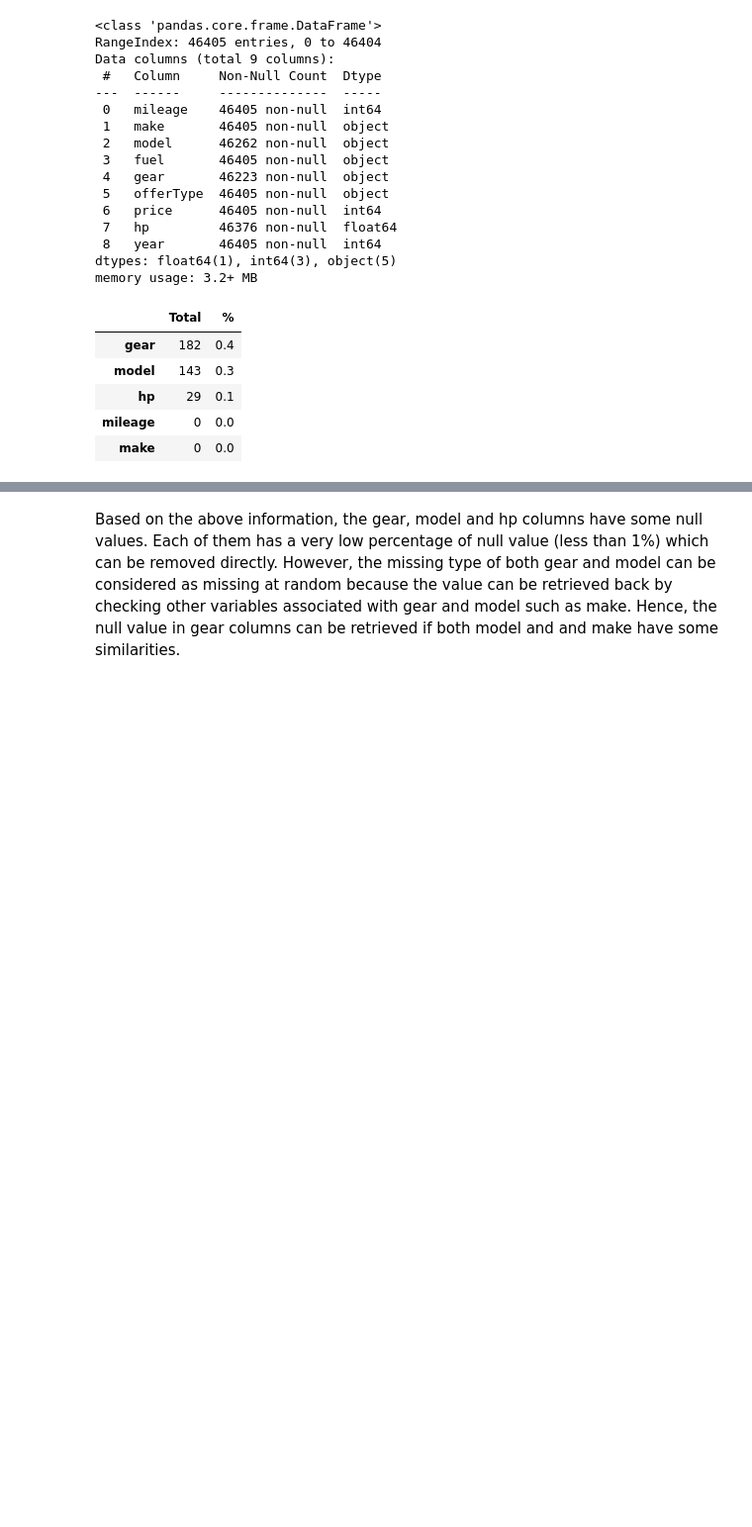
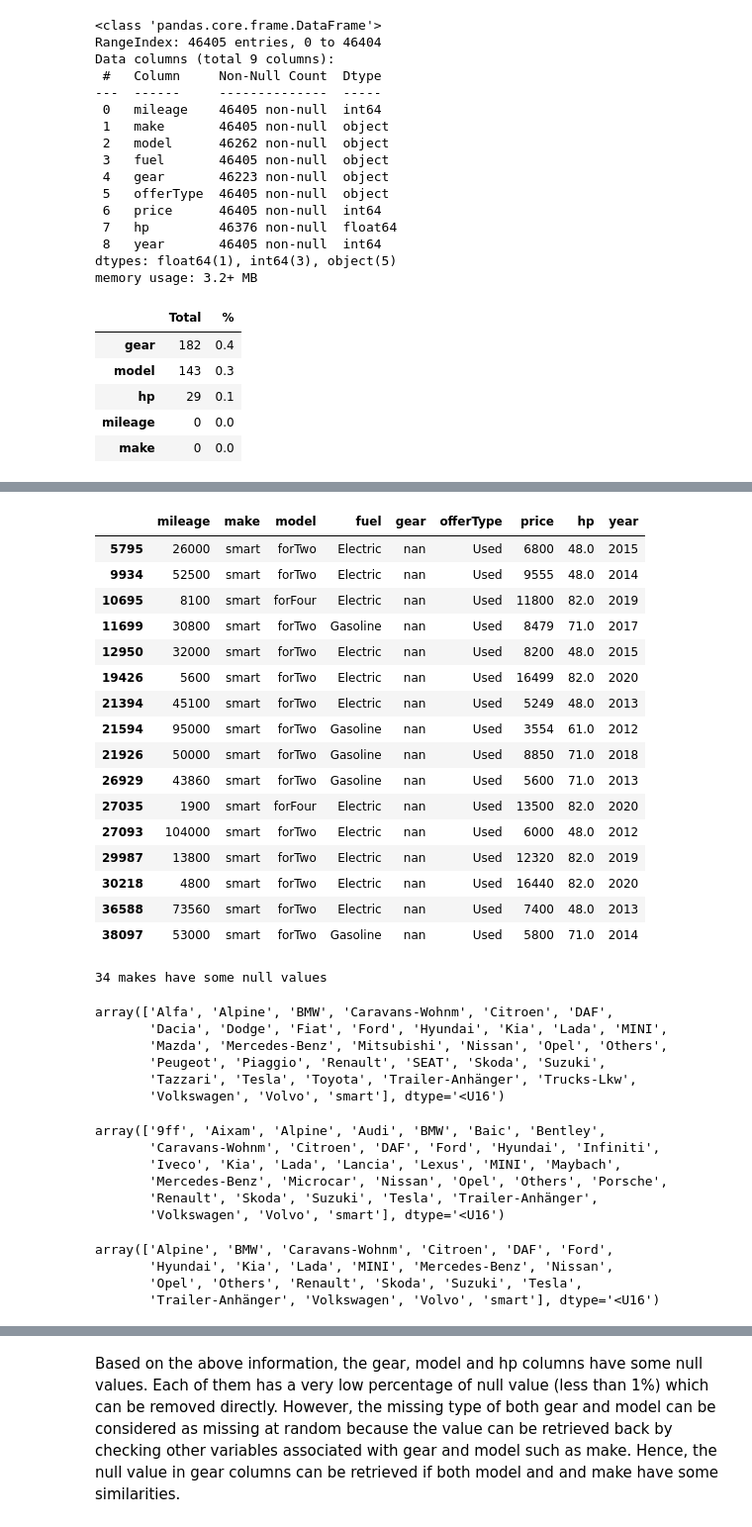
Before and after one commit to harrizazham98/DataScienceProj, a Jupyter notebook: 005_CarPurchase/eda.ipynb, the cells around one changed output, grey strips where cells are left out. Shown: that part at 99% size. Cells and saved outputs as stored; diff of their text form; code cells hidden in the pictures; blank space fills up the shorter version.

```diff
--- a/005_CarPurchase/eda.ipynb
+++ b/005_CarPurchase/eda.ipynb
@@ -44,3 +44,5 @@ missing.head(5)
 | hp | 29 | 0.1 |
 | mileage | 0 | 0.0 |
 | make | 0 | 0.0 |
+# %%
+data = data.dropna()
@@ -46,0 +97,11 @@ missing.head(5)
+# %%
+list1 = data[data["make"]=="smart"]
+
+print(len(np.array(list1.loc[:, "make"])))
+
+list1.loc[:,'model'] = list1.loc[:,'model'].astype('str')
+list1.loc[:,'gear'] = list1.loc[:,'gear'].astype('str')
+smart_model = np.unique(np.array(list1.loc[:,'model'] ), return_counts=True)
+smart_gear = np.unique(np.array(list1.loc[:,'gear'] ), return_counts=True)
+print(smart_model)
+print(smart_gear)
@@ -46,0 +146,58 @@ missing.head(5)
+# %%
+new_list1 = list1[list1["gear"]=="nan"]
+new_list1
+# %% [output]
+|  | mileage | make | model | fuel | gear | offerType | price | hp | year |
+| 5795 | 26000 | smart | forTwo | Electric | nan | Used | 6800 | 48.0 | 2015 |
+| 9934 | 52500 | smart | forTwo | Electric | nan | Used | 9555 | 48.0 | 2014 |
+| 10695 | 8100 | smart | forFour | Electric | nan | Used | 11800 | 82.0 | 2019 |
+| 11699 | 30800 | smart | forTwo | Gasoline | nan | Used | 8479 | 71.0 | 2017 |
+| 12950 | 32000 | smart | forTwo | Electric | nan | Used | 8200 | 48.0 | 2015 |
+| 19426 | 5600 | smart | forTwo | Electric | nan | Used | 16499 | 82.0 | 2020 |
+| 21394 | 45100 | smart | forTwo | Electric | nan | Used | 5249 | 48.0 | 2013 |
+| 21594 | 95000 | smart | forTwo | Gasoline | nan | Used | 3554 | 61.0 | 2012 |
+| 21926 | 50000 | smart | forTwo | Gasoline | nan | Used | 8850 | 71.0 | 2018 |
+| 26929 | 43860 | smart | forTwo | Gasoline | nan | Used | 5600 | 71.0 | 2013 |
+| 27035 | 1900 | smart | forFour | Electric | nan | Used | 13500 | 82.0 | 2020 |
+| 27093 | 104000 | smart | forTwo | Electric | nan | Used | 6000 | 48.0 | 2012 |
+| 29987 | 13800 | smart | forTwo | Electric | nan | Used | 12320 | 82.0 | 2019 |
+| 30218 | 4800 | smart | forTwo | Electric | nan | Used | 16440 | 82.0 | 2020 |
+| 36588 | 73560 | smart | forTwo | Electric | nan | Used | 7400 | 48.0 | 2013 |
+| 38097 | 53000 | smart | forTwo | Gasoline | nan | Used | 5800 | 71.0 | 2014 |
+# %%
+#find make that has null value for gear
+make_has_null_value2 = []
+for index, row in enumerate(data["model"].isnull()):
+    if row == True:
+        make_has_null_value2.append(data["make"][index])
+
+list_make2 =np.unique(make_has_null_value2)
+print("\n{} makes have some null values".format(len(list_make2)))
+# %% [output]
+34 makes have some null values
+# %%
+list_make1
+# %% [output]
+array(['Alfa', 'Alpine', 'BMW', 'Caravans-Wohnm', 'Citroen', 'DAF',
+       'Dacia', 'Dodge', 'Fiat', 'Ford', 'Hyundai', 'Kia', 'Lada', 'MINI',
+       'Mazda', 'Mercedes-Benz', 'Mitsubishi', 'Nissan', 'Opel', 'Others',
+       'Peugeot', 'Piaggio', 'Renault', 'SEAT', 'Skoda', 'Suzuki',
+       'Tazzari', 'Tesla', 'Toyota', 'Trailer-Anhänger', 'Trucks-Lkw',
+       'Volkswagen', 'Volvo', 'smart'], dtype='<U16')
+# %%
+list_make2
+# %% [output]
+array(['9ff', 'Aixam', 'Alpine', 'Audi', 'BMW', 'Baic', 'Bentley',
+       'Caravans-Wohnm', 'Citroen', 'DAF', 'Ford', 'Hyundai', 'Infiniti',
+       'Iveco', 'Kia', 'Lada', 'Lancia', 'Lexus', 'MINI', 'Maybach',
+       'Mercedes-Benz', 'Microcar', 'Nissan', 'Opel', 'Others', 'Porsche',
+       'Renault', 'Skoda', 'Suzuki', 'Tesla', 'Trailer-Anhänger',
+       'Volkswagen', 'Volvo', 'smart'], dtype='<U16')
+# %%
+list = np.intersect1d(list_make1, list_make2)
+list
+# %% [output]
+array(['Alpine', 'BMW', 'Caravans-Wohnm', 'Citroen', 'DAF', 'Ford',
+       'Hyundai', 'Kia', 'Lada', 'MINI', 'Mercedes-Benz', 'Nissan',
+       'Opel', 'Others', 'Renault', 'Skoda', 'Suzuki', 'Tesla',
+       'Trailer-Anhänger', 'Volkswagen', 'Volvo', 'smart'], dtype='<U16')
```
Also changed, not shown: parts of 8 cells of this notebook.
